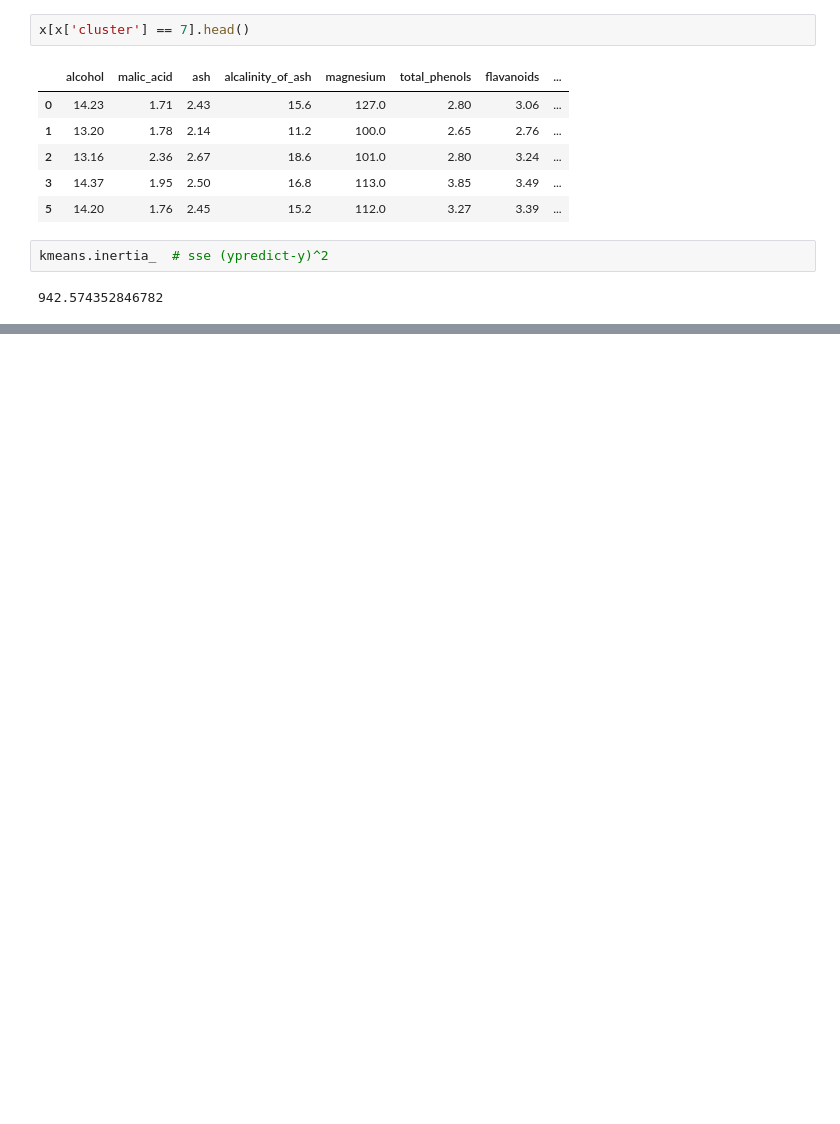
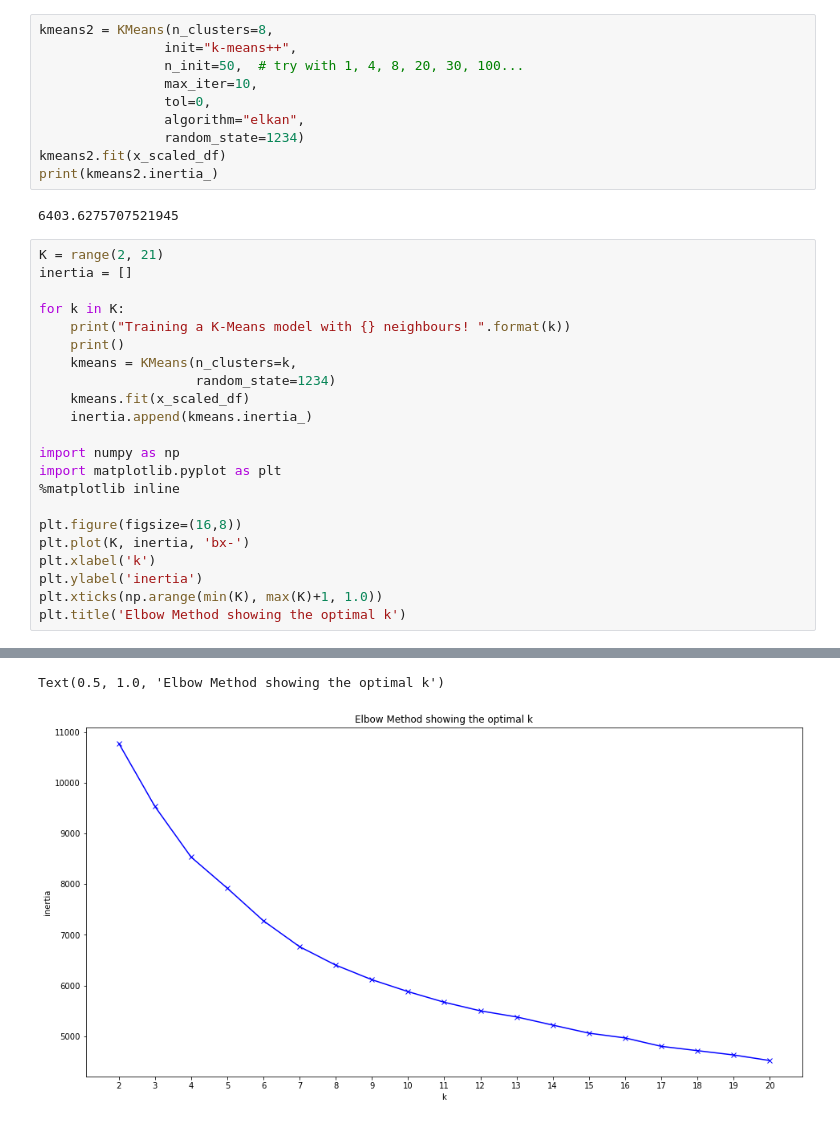
Before and after one commit to basilpt92/WebScrapingProject, a Jupyter notebook: K-mean Modelling .ipynb, the cells around one changed output, grey strips where cells are left out. Saved outputs shown, nothing was run; the diff lists cells and outputs as text; blank space fills up the shorter version.

```diff
--- a/K-mean Modelling .ipynb
+++ b/K-mean Modelling .ipynb
@@ -92,13 +145,35 @@ x.head()
-# %%
-x[x['cluster'] == 7].head()
-# %% [output]
-|  | alcohol | malic_acid | ash | alcalinity_of_ash | magnesium | total_phenols | flavanoids | ... |
-| 0 | 14.23 | 1.71 | 2.43 | 15.6 | 127.0 | 2.80 | 3.06 | ... |
-| 1 | 13.20 | 1.78 | 2.14 | 11.2 | 100.0 | 2.65 | 2.76 | ... |
-| 2 | 13.16 | 2.36 | 2.67 | 18.6 | 101.0 | 2.80 | 3.24 | ... |
-| 3 | 14.37 | 1.95 | 2.50 | 16.8 | 113.0 | 3.85 | 3.49 | ... |
-| 5 | 14.20 | 1.76 | 2.45 | 15.2 | 112.0 | 3.27 | 3.39 | ... |
-# %%
-kmeans.inertia_  # sse (ypredict-y)^2
-# %% [output]
-942.574352846782
+# %%
+kmeans2 = KMeans(n_clusters=8,
+                init="k-means++",
+                n_init=50,  # try with 1, 4, 8, 20, 30, 100...
+                max_iter=10,
+                tol=0,
+                algorithm="elkan",
+                random_state=1234)
+kmeans2.fit(x_scaled_df)
+print(kmeans2.inertia_)
+# %% [output]
+6403.6275707521945
+# %%
+K = range(2, 21)
+inertia = []
+
+for k in K:
+    print("Training a K-Means model with {} neighbours! ".format(k))
+    print()
+    kmeans = KMeans(n_clusters=k,
+                    random_state=1234)
+    kmeans.fit(x_scaled_df)
+    inertia.append(kmeans.inertia_)
+
+import numpy as np
+import matplotlib.pyplot as plt
+%matplotlib inline
+
+plt.figure(figsize=(16,8))
+plt.plot(K, inertia, 'bx-')
+plt.xlabel('k')
+plt.ylabel('inertia')
+plt.xticks(np.arange(min(K), max(K)+1, 1.0))
+plt.title('Elbow Method showing the optimal k')
+# %% [output]
@@ -104,0 +197,2 @@ kmeans.inertia_  # sse (ypredict-y)^2
+Text(0.5, 1.0, 'Elbow Method showing the optimal k')
+[figure, added]
```
Also changed, not shown: parts of 27 cells of this notebook, 1 other file.
